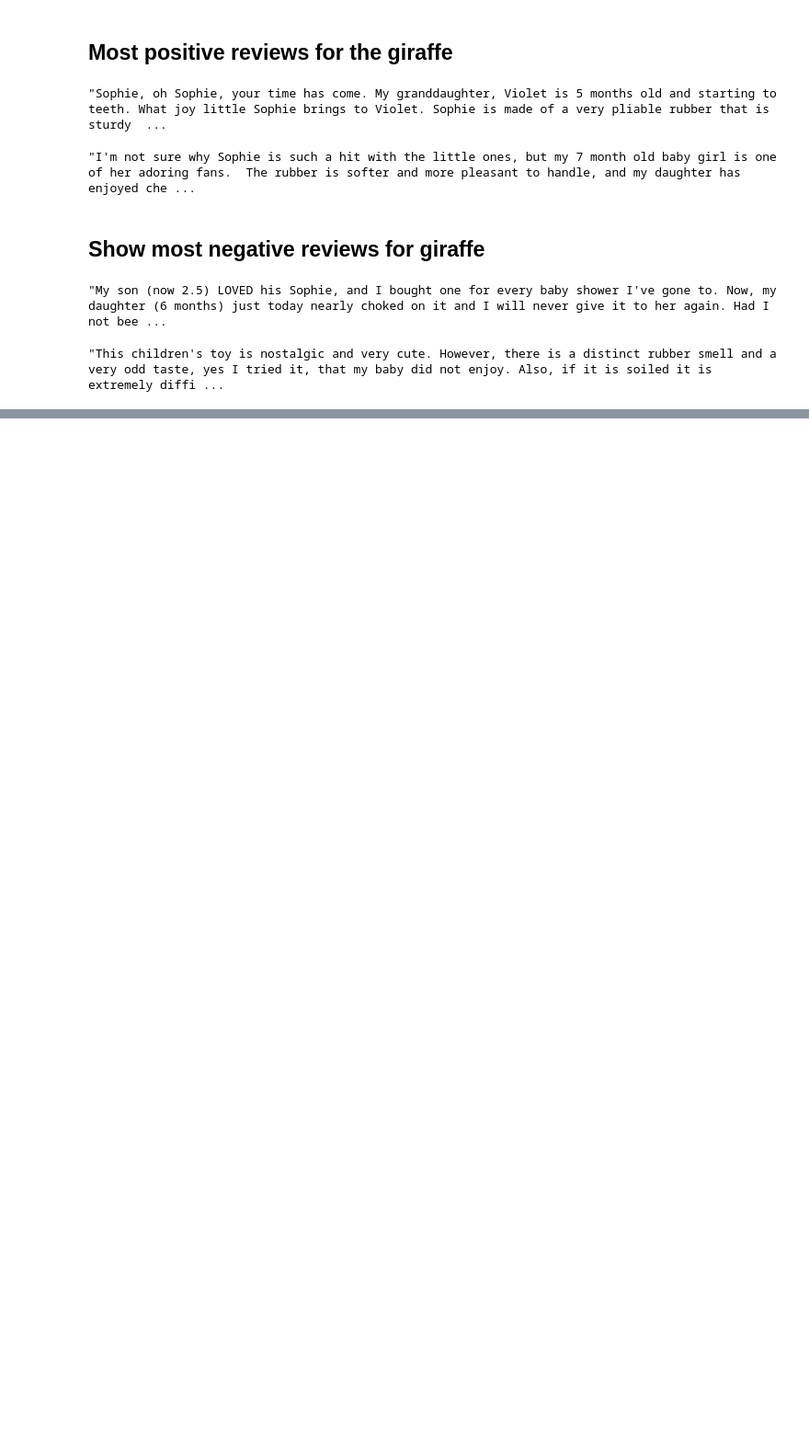
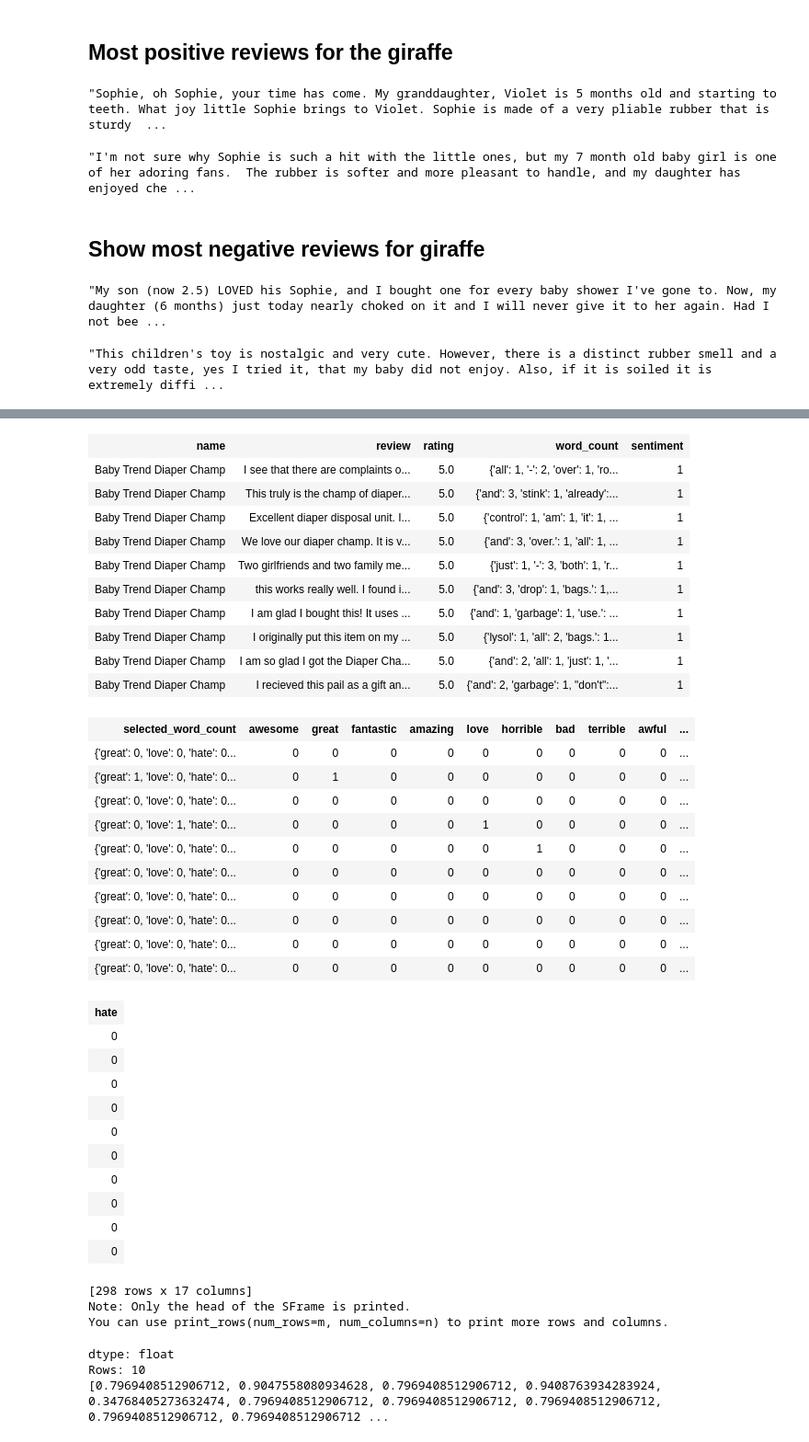
Before and after one commit to Rajjaa/coursera-Machine-Learning-specialization, a Jupyter notebook: Machine-Learning-Foundations-A-Case-Study-Approach/week3/Analyzing Product Sentiment.ipynb, the cells around one changed output, grey strips where cells are left out. Shown: that part at 92% size. Cells and saved outputs as stored; diff of their text form; code cells hidden in the pictures; blank space fills up the shorter version.

```diff
--- a/Machine-Learning-Foundations-A-Case-Study-Approach/week3/Analyzing Product Sentiment.ipynb
+++ b/Machine-Learning-Foundations-A-Case-Study-Approach/week3/Analyzing Product Sentiment.ipynb
@@ -207,0 +427,47 @@ giraffe_reviews[-2]['review']
+# %%
+diaper_champ_reviews = diaper_champ_reviews.sort('sentiment', ascending = False)
+# %%
+diaper_champ_reviews
+# %% [output]
+| name | review | rating | word_count | sentiment |
+| Baby Trend Diaper Champ | I see that there are complaints o... | 5.0 | {'all': 1, '-': 2, 'over': 1, 'ro... | 1 |
+| Baby Trend Diaper Champ | This truly is the champ of diaper... | 5.0 | {'and': 3, 'stink': 1, 'already':... | 1 |
+| Baby Trend Diaper Champ | Excellent diaper disposal unit. I... | 5.0 | {'control': 1, 'am': 1, 'it': 1, ... | 1 |
+| Baby Trend Diaper Champ | We love our diaper champ. It is v... | 5.0 | {'and': 3, 'over.': 1, 'all': 1, ... | 1 |
+| Baby Trend Diaper Champ | Two girlfriends and two family me... | 5.0 | {'just': 1, '-': 3, 'both': 1, 'r... | 1 |
+| Baby Trend Diaper Champ | this works really well. I found i... | 5.0 | {'and': 3, 'drop': 1, 'bags.': 1,... | 1 |
+| Baby Trend Diaper Champ | I am glad I bought this! It uses ... | 5.0 | {'and': 1, 'garbage': 1, 'use.': ... | 1 |
+| Baby Trend Diaper Champ | I originally put this item on my ... | 5.0 | {'lysol': 1, 'all': 2, 'bags.': 1... | 1 |
+| Baby Trend Diaper Champ | I am so glad I got the Diaper Cha... | 5.0 | {'and': 2, 'all': 1, 'just': 1, '... | 1 |
+| Baby Trend Diaper Champ | I recieved this pail as a gift an... | 5.0 | {'and': 2, 'garbage': 1, "don't":... | 1 |
+| selected_word_count | awesome | great | fantastic | amazing | love | horrible | bad | terrible | awful | ... |
+| {'great': 0, 'love': 0, 'hate': 0... | 0 | 0 | 0 | 0 | 0 | 0 | 0 | 0 | 0 | ... |
+| {'great': 1, 'love': 0, 'hate': 0... | 0 | 1 | 0 | 0 | 0 | 0 | 0 | 0 | 0 | ... |
+| {'great': 0, 'love': 0, 'hate': 0... | 0 | 0 | 0 | 0 | 0 | 0 | 0 | 0 | 0 | ... |
+| {'great': 0, 'love': 1, 'hate': 0... | 0 | 0 | 0 | 0 | 1 | 0 | 0 | 0 | 0 | ... |
+| {'great': 0, 'love': 0, 'hate': 0... | 0 | 0 | 0 | 0 | 0 | 1 | 0 | 0 | 0 | ... |
+| {'great': 0, 'love': 0, 'hate': 0... | 0 | 0 | 0 | 0 | 0 | 0 | 0 | 0 | 0 | ... |
+| {'great': 0, 'love': 0, 'hate': 0... | 0 | 0 | 0 | 0 | 0 | 0 | 0 | 0 | 0 | ... |
+| {'great': 0, 'love': 0, 'hate': 0... | 0 | 0 | 0 | 0 | 0 | 0 | 0 | 0 | 0 | ... |
+| {'great': 0, 'love': 0, 'hate': 0... | 0 | 0 | 0 | 0 | 0 | 0 | 0 | 0 | 0 | ... |
+| {'great': 0, 'love': 0, 'hate': 0... | 0 | 0 | 0 | 0 | 0 | 0 | 0 | 0 | 0 | ... |
+| hate |
+| 0 |
+| 0 |
+| 0 |
+| 0 |
+| 0 |
+| 0 |
+| 0 |
+| 0 |
+| 0 |
+| 0 |
+[298 rows x 17 columns]
+Note: Only the head of the SFrame is printed.
+You can use print_rows(num_rows=m, num_columns=n) to print more rows and columns.
+# %%
+selected_words_model.predict(diaper_champ_reviews[0:10], output_type='probability')
+# %% [output]
+dtype: float
+Rows: 10
+[0.7969408512906712, 0.9047558080934628, 0.7969408512906712, 0.9408763934283924, 0.34768405273632474, 0.7969408512906712, 0.7969408512906712, 0.7969408512906712, 0.7969408512906712, 0.7969408512906712 ...
```
Also changed, not shown: parts of 21 cells of this notebook.
